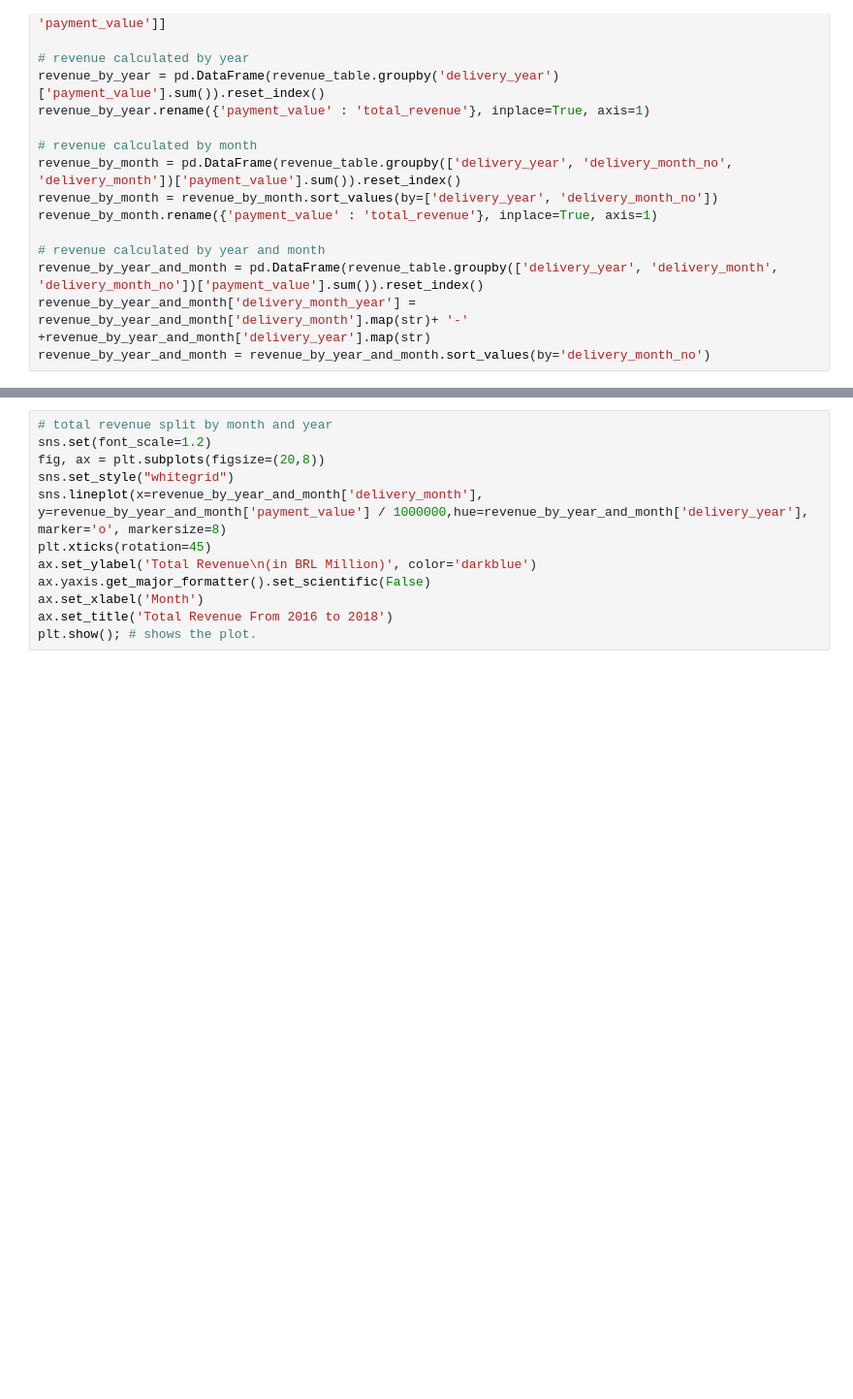
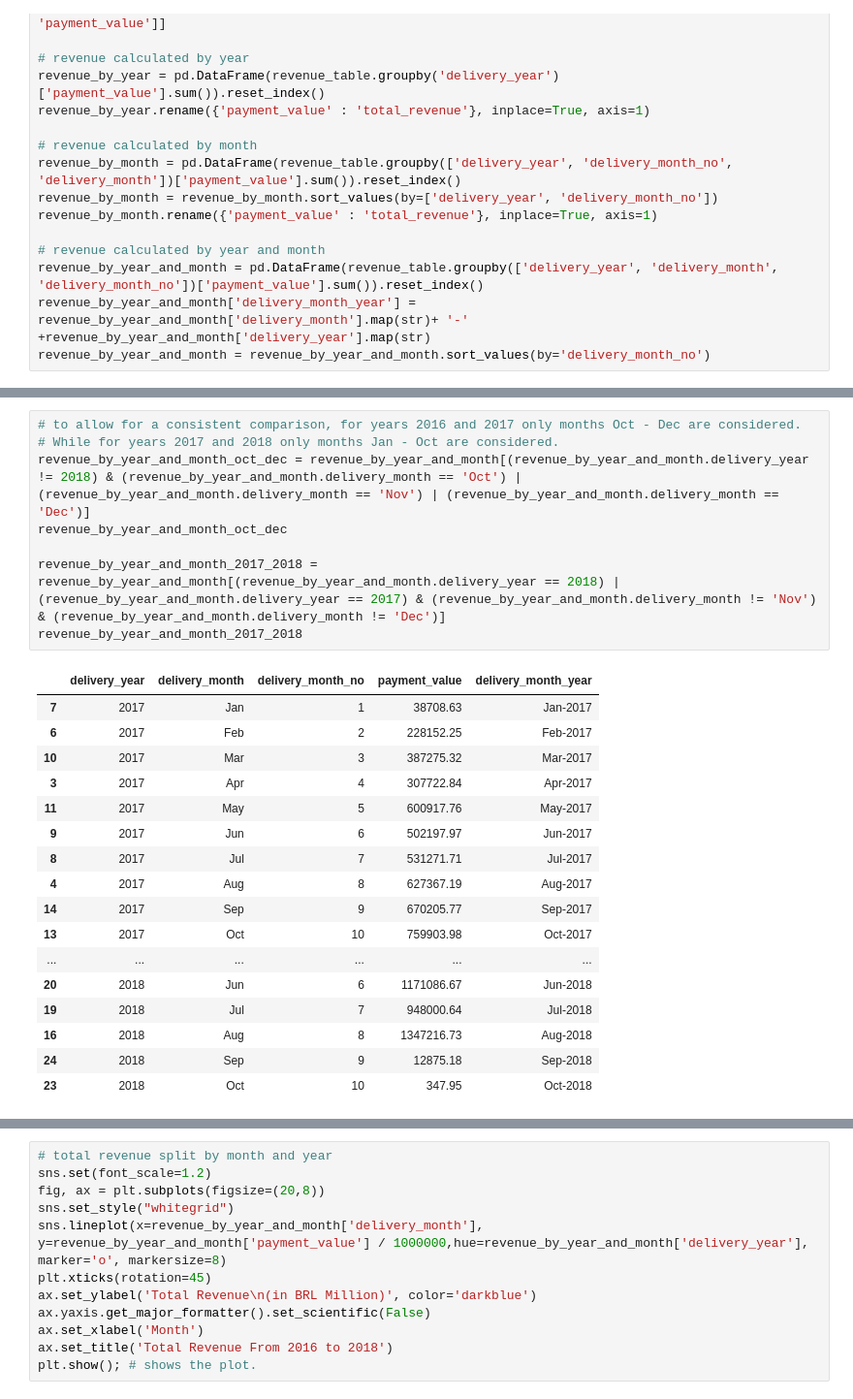
Before and after one commit to fihashim/olist-eda, a Jupyter notebook: olist-eda.ipynb, the cells around one changed output, grey strips where cells are left out. Shown at 97% size. Drawn from its saved outputs; the diff is of its cells as text; blank space fills up the shorter version.

```diff
--- a/olist-eda.ipynb
+++ b/olist-eda.ipynb
@@ -174,0 +184,26 @@ display(revenue_by_year[revenue_by_year['total_revenue'] == revenue_by_year['tot
+# %%
+# to allow for a consistent comparison, for years 2016 and 2017 only months Oct - Dec are considered.
+# While for years 2017 and 2018 only months Jan - Oct are considered.
+revenue_by_year_and_month_oct_dec = revenue_by_year_and_month[(revenue_by_year_and_month.delivery_year != 2018) & (revenue_by_year_and_month.delivery_month == 'Oct') | (revenue_by_year_and_month.delivery_month == 'Nov') | (revenue_by_year_and_month.delivery_month == 'Dec')]
+revenue_by_year_and_month_oct_dec
+
+revenue_by_year_and_month_2017_2018 = revenue_by_year_and_month[(revenue_by_year_and_month.delivery_year == 2018) | (revenue_by_year_and_month.delivery_year == 2017) & (revenue_by_year_and_month.delivery_month != 'Nov') & (revenue_by_year_and_month.delivery_month != 'Dec')]
+revenue_by_year_and_month_2017_2018
+# %% [output]
+|  | delivery_year | delivery_month | delivery_month_no | payment_value | delivery_month_year |
+| 7 | 2017 | Jan | 1 | 38708.63 | Jan-2017 |
+| 6 | 2017 | Feb | 2 | 228152.25 | Feb-2017 |
+| 10 | 2017 | Mar | 3 | 387275.32 | Mar-2017 |
+| 3 | 2017 | Apr | 4 | 307722.84 | Apr-2017 |
+| 11 | 2017 | May | 5 | 600917.76 | May-2017 |
+| 9 | 2017 | Jun | 6 | 502197.97 | Jun-2017 |
+| 8 | 2017 | Jul | 7 | 531271.71 | Jul-2017 |
+| 4 | 2017 | Aug | 8 | 627367.19 | Aug-2017 |
+| 14 | 2017 | Sep | 9 | 670205.77 | Sep-2017 |
+| 13 | 2017 | Oct | 10 | 759903.98 | Oct-2017 |
+| ... | ... | ... | ... | ... | ... |
+| 20 | 2018 | Jun | 6 | 1171086.67 | Jun-2018 |
+| 19 | 2018 | Jul | 7 | 948000.64 | Jul-2018 |
+| 16 | 2018 | Aug | 8 | 1347216.73 | Aug-2018 |
+| 24 | 2018 | Sep | 9 | 12875.18 | Sep-2018 |
+| 23 | 2018 | Oct | 10 | 347.95 | Oct-2018 |
```
Also changed, not shown: parts of 3 cells of this notebook.
